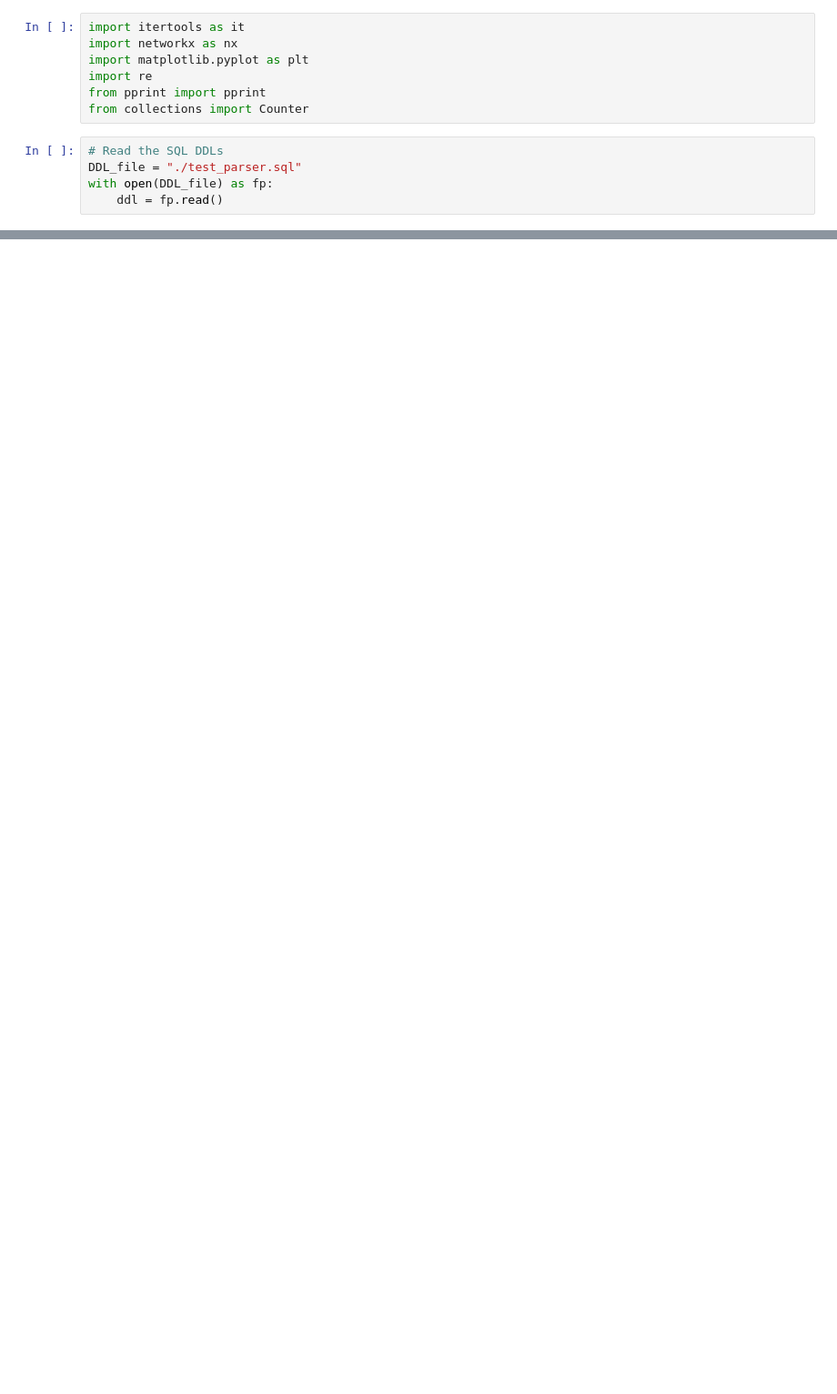
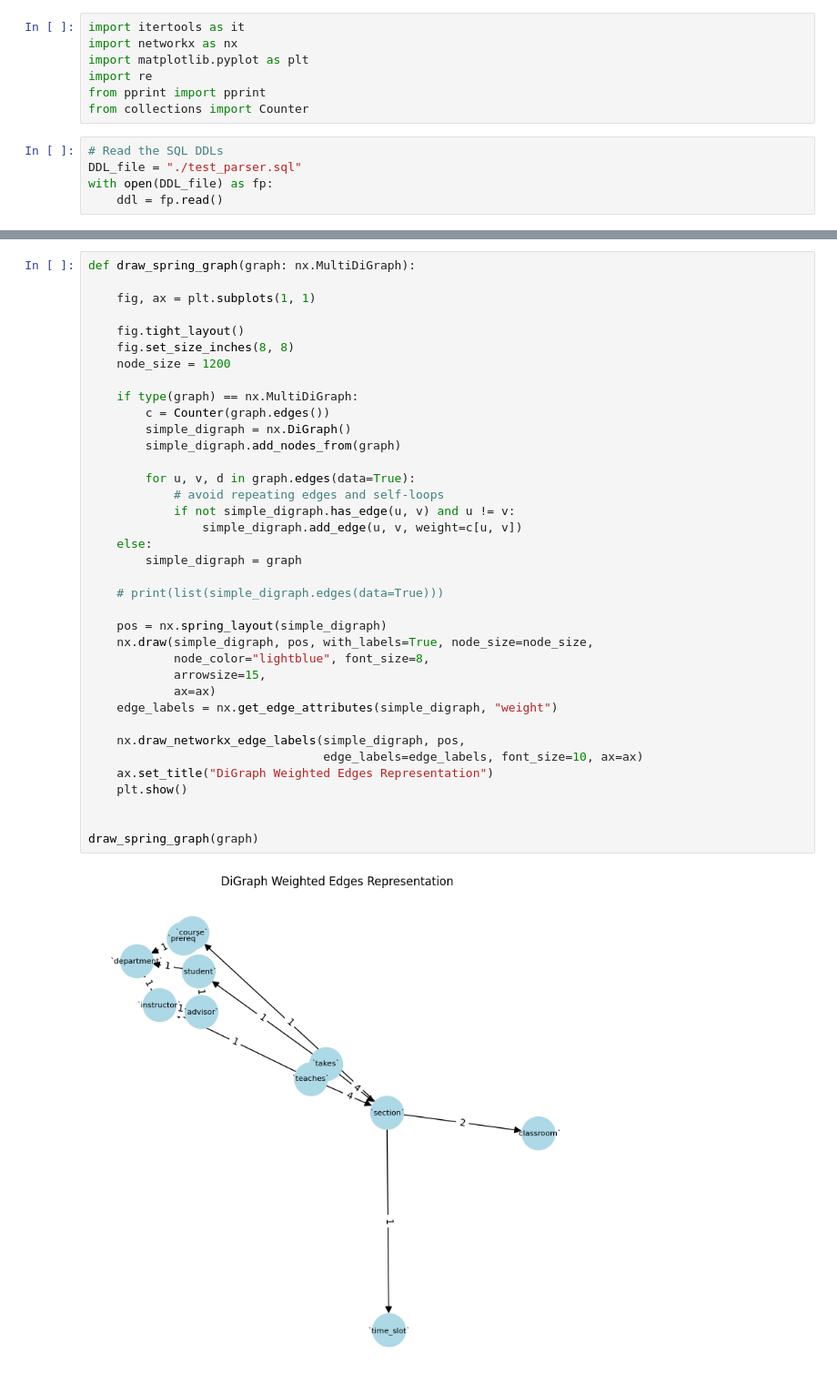
Before and after one commit to DevashishX/OCELlama, a Jupyter notebook: sqlnoder.ipynb, the cells around one changed output, grey strips where cells are left out. Shown: that part at 91% size. Saved outputs shown, nothing was run; the diff lists cells and outputs as text; blank space fills up the shorter version.

```diff
--- a/sqlnoder.ipynb
+++ b/sqlnoder.ipynb
@@ -200,0 +276,39 @@ draw_weighted_graph(graph)
+# %%
+def draw_spring_graph(graph: nx.MultiDiGraph):
+
+    fig, ax = plt.subplots(1, 1)
+
+    fig.tight_layout()
+    fig.set_size_inches(8, 8)
+    node_size = 1200
+
+    if type(graph) == nx.MultiDiGraph:
+        c = Counter(graph.edges())
+        simple_digraph = nx.DiGraph()
+        simple_digraph.add_nodes_from(graph)
+
+        for u, v, d in graph.edges(data=True):
+            # avoid repeating edges and self-loops
+            if not simple_digraph.has_edge(u, v) and u != v:
+                simple_digraph.add_edge(u, v, weight=c[u, v])
+    else:
+        simple_digraph = graph
+
+    # print(list(simple_digraph.edges(data=True)))
+
+    pos = nx.spring_layout(simple_digraph)
+    nx.draw(simple_digraph, pos, with_labels=True, node_size=node_size,
+            node_color="lightblue", font_size=8,
+            arrowsize=15,
+            ax=ax)
+    edge_labels = nx.get_edge_attributes(simple_digraph, "weight")
+
+    nx.draw_networkx_edge_labels(simple_digraph, pos,
+                                 edge_labels=edge_labels, font_size=10, ax=ax)
+    ax.set_title("DiGraph Weighted Edges Representation")
+    plt.show()
+
+
+draw_spring_graph(graph)
+# %% [output]
+[figure, added]
```
Also changed, not shown: parts of 7 cells of this notebook, 2 other files.
